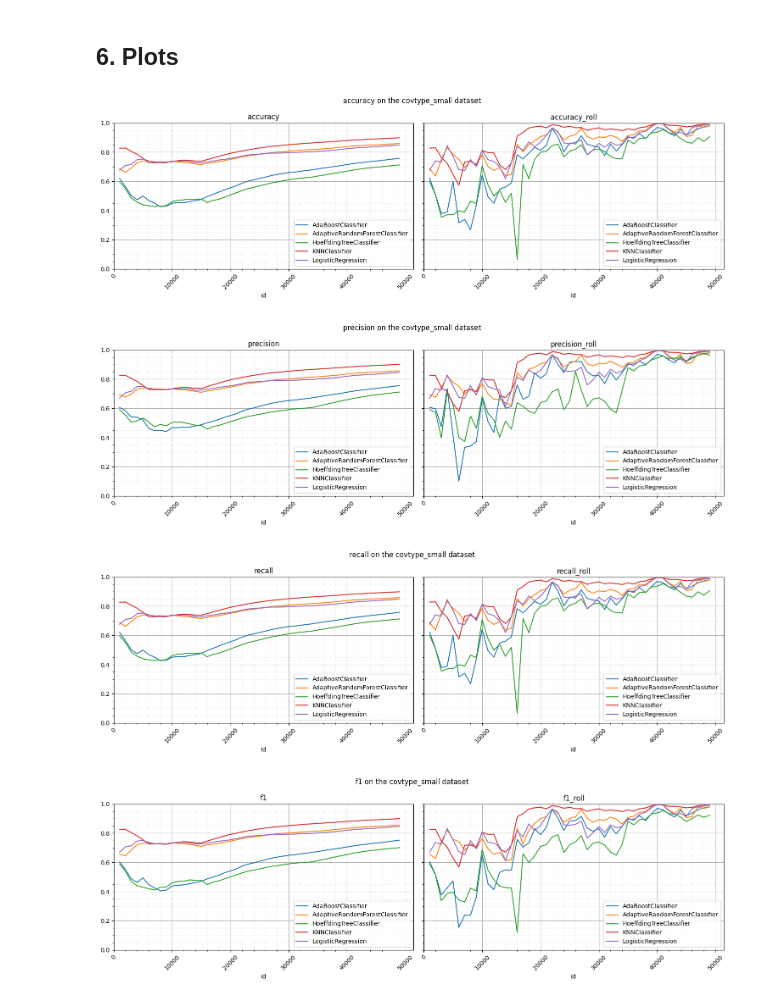
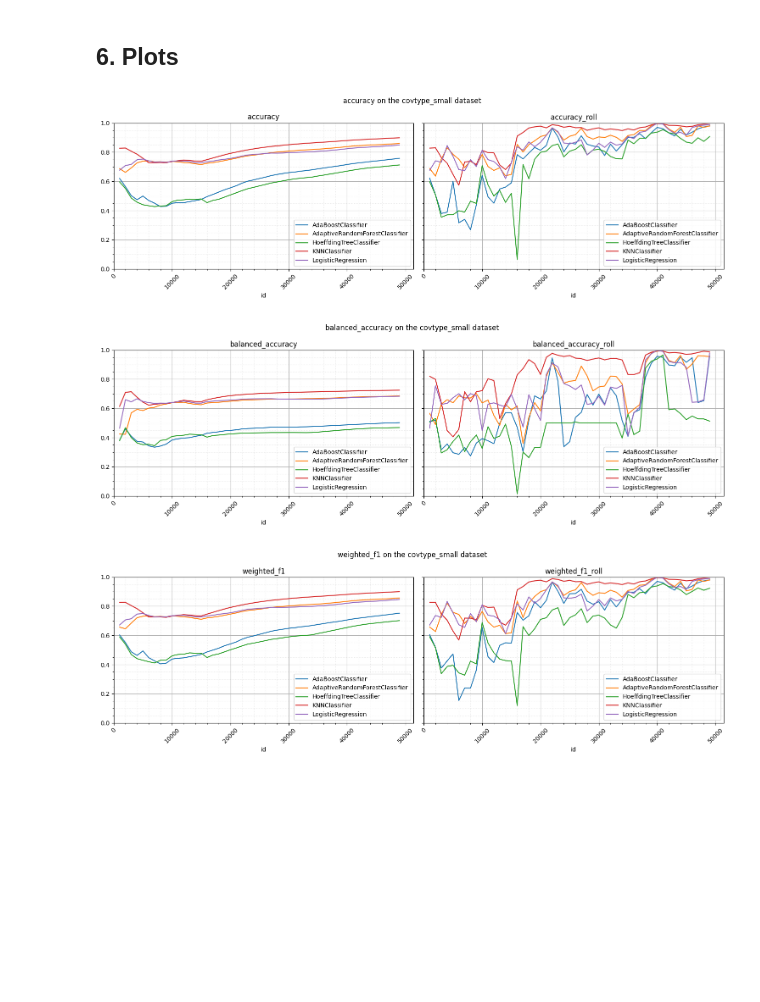
Before and after one commit to hugodebes/m2ds_data-stream, a Jupyter notebook: lab1/covtype_small.ipynb, the cells around one changed output. Cells and saved outputs as stored; diff of their text form; code cells hidden in the pictures; blank space fills up the shorter version.

```diff
--- a/lab1/covtype_small.ipynb
+++ b/lab1/covtype_small.ipynb
@@ -382,30 +390,29 @@ display_metrics(df_final_metrics)
 # %%
 grouped = df_all_metrics.reset_index().set_index("id").groupby("classifier")
 
-for METRIC in ["accuracy", "precision", "recall", "f1"]:
+for METRIC in ["accuracy", "balanced_accuracy", "weighted_f1"]:
     fig, axes = plt.subplots(nrows=1, ncols=2, figsize=(15, 5), sharey=True)
     for metric, ax in zip([METRIC, METRIC + "_roll"], axes.flatten()):
         grouped[metric].plot(rot=45, title=metric, legend=True, ax=ax)
 
         ax.legend(loc="lower right")
         ax.set_ylim(0, 1)
         ax.set_xlim(0, None)
         ax.xaxis.set_minor_locator(AutoMinorLocator())
         ax.yaxis.set_minor_locator(AutoMinorLocator())
         ax.grid(which="major")
         ax.grid(which="minor", axis="x", linestyle=":", alpha=0.3)
         ax.grid(which="minor", axis="y", linestyle=":", alpha=0.3)
 
     plt.tight_layout()
     plt.savefig(f"pdf/results_{DATAKEY}_{METRIC}.pdf")
 
     fig.suptitle(f"{METRIC} on the {DATAKEY} dataset")
     plt.tight_layout()
     plt.show()
 # %% [output]
 [figure]
-[figure, old version]
+[figure, new version]
-[figure, old version]
+[figure, new version]
-[figure, removed]
 # %%
 cache.clear_all()
```
Also changed, not shown: parts of 8 cells of this notebook, 13 other files.
